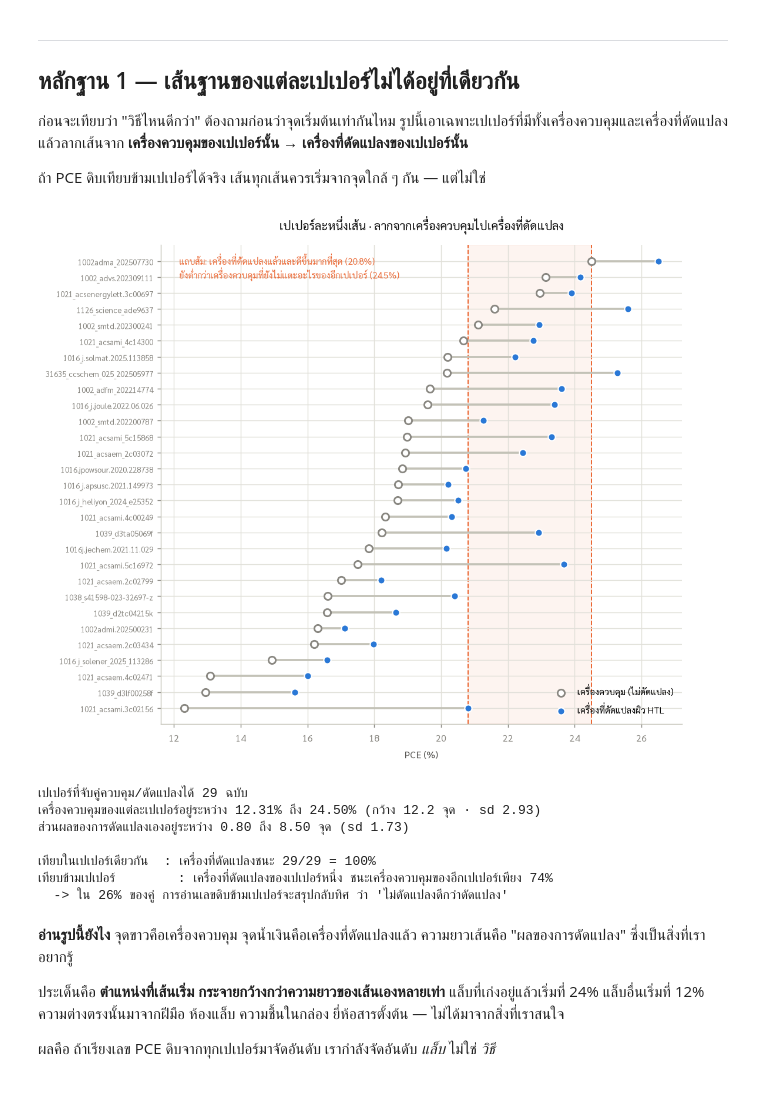
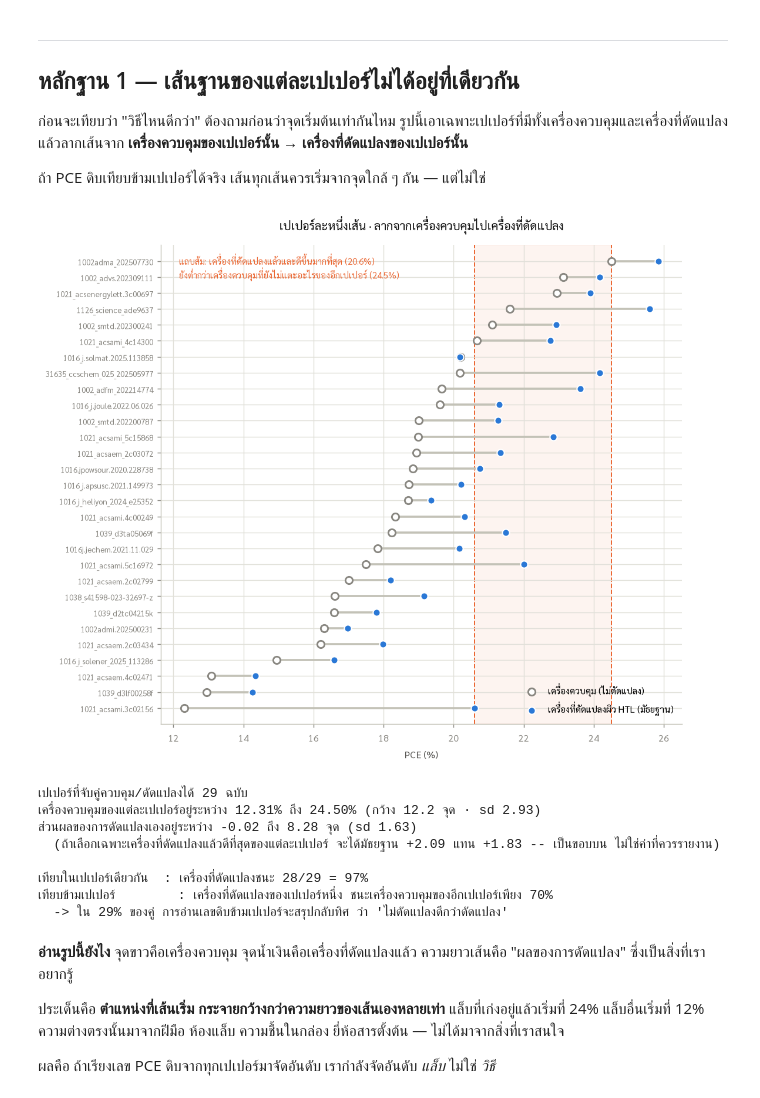
Before and after one commit to NiOx-based-Perovskite-Solar-Cell/Perovskite-Research, a Jupyter notebook: notebooks/deep_info/evidence_proof.ipynb, the cells around one changed output. Drawn from its saved outputs; the diff is of its cells as text; code cells hidden in the pictures.

```diff
--- a/notebooks/deep_info/evidence_proof.ipynb
+++ b/notebooks/deep_info/evidence_proof.ipynb
@@ -94,10 +94,14 @@ if len(dup_doi):
 g = P.groupby("paper")["is_mod"].agg(["sum", "count"])
 paired = g[(g["sum"] > 0) & (g["sum"] < g["count"])].index          # เปเปอร์ที่มีทั้งสองฝั่ง
 
-ctrl = P[P["paper"].isin(paired) & ~P["is_mod"]].groupby("paper")["pce"].mean()
-best = P[P["paper"].isin(paired) & P["is_mod"]].groupby("paper")["pce"].max()
-T = pd.DataFrame({"ctrl": ctrl, "mod": best}).dropna().sort_values("ctrl")
+# สรุปทั้งสองฝั่งด้วยมัธยฐาน -- ถ้าเอาค่าสูงสุดของฝั่งที่ดัดแปลงมาเทียบค่าเฉลี่ยของฝั่งควบคุม
+# จะเป็นการเลือกข้างเดียว เปเปอร์ที่ทำเครื่องดัดแปลงหลายตัวจะได้ Δ สูงกว่าโดยอัตโนมัติ
+ctrl = P[P["paper"].isin(paired) & ~P["is_mod"]].groupby("paper")["pce"].median()
+mod_all = P[P["paper"].isin(paired) & P["is_mod"]].groupby("paper")["pce"]
+T = pd.DataFrame({"ctrl": ctrl, "mod": mod_all.median(), "mod_best": mod_all.max()}).dropna()
+T = T.sort_values("ctrl")
 T["delta"] = T["mod"] - T["ctrl"]
+T["delta_best"] = T["mod_best"] - T["ctrl"]
 
 fig, ax = plt.subplots(figsize=(8.6, 7.4))
 ys = np.arange(len(T))
@@ -105,48 +109,51 @@ ax.hlines(ys, T["ctrl"], T["mod"], color=BASE, lw=2, zorder=1)
 ax.scatter(T["ctrl"], ys, s=46, color="white", edgecolor=MUTED, lw=1.6, zorder=3,
            label="เครื่องควบคุม (ไม่ดัดแปลง)")
 ax.scatter(T["mod"], ys, s=46, color=IN_PAPER, edgecolor="white", lw=1.2, zorder=3,
-           label="เครื่องที่ดัดแปลงผิว HTL")
+           label="เครื่องที่ดัดแปลงผิว HTL (มัธยฐาน)")
 ax.set_yticks(ys, [LBL[p] for p in T.index], fontsize=7.4)
 ax.set_ylim(-1, len(T))
 ax.set_xlabel("PCE (%)")
 ax.set_title("เปเปอร์ละหนึ่งเส้น · ลากจากเครื่องควบคุมไปเครื่องที่ดัดแปลง", pad=14)
 ax.legend(loc="lower right", fontsize=8.6)
 
 # เน้นข้อขัดแย้ง: เปเปอร์ที่ดีขึ้นมากที่สุด ยังจบต่ำกว่าเครื่องที่ยังไม่แตะของอีกเปเปอร์
 win = T["delta"].idxmax()
 hi = T["ctrl"].idxmax()
 ax.axvline(T.loc[win, "mod"], color=CROSS, lw=1.1, ls="--", zorder=0)
 ax.axvline(T.loc[hi, "ctrl"], color=CROSS, lw=1.1, ls="--", zorder=0)
 ax.axvspan(T.loc[win, "mod"], T.loc[hi, "ctrl"], color=CROSS, alpha=0.07, zorder=0)
 ax.annotate(f"แถบส้ม: เครื่องที่ดัดแปลงแล้วและดีขึ้นมากที่สุด ({T.loc[win, 'mod']:.1f}%)\n"
             f"ยังต่ำกว่าเครื่องควบคุมที่ยังไม่แตะอะไรของอีกเปเปอร์ ({T.loc[hi, 'ctrl']:.1f}%)",
             xy=(T["ctrl"].min() - 0.15, len(T) - 1.4),
             ha="left", va="center", fontsize=8.2, color=CROSS)
 plt.tight_layout(); plt.show()
 
 M, Cc = T["mod"].to_numpy()[:, None], T["ctrl"].to_numpy()[None, :]
 off = ~np.eye(len(T), dtype=bool)
 print(f"เปเปอร์ที่จับคู่ควบคุม/ดัดแปลงได้ {len(T)} ฉบับ")
 print(f"เครื่องควบคุมของแต่ละเปเปอร์อยู่ระหว่าง {T['ctrl'].min():.2f}% ถึง {T['ctrl'].max():.2f}% "
       f"(กว้าง {T['ctrl'].max() - T['ctrl'].min():.1f} จุด · sd {T['ctrl'].std():.2f})")
 print(f"ส่วนผลของการดัดแปลงเองอยู่ระหว่าง {T['delta'].min():.2f} ถึง {T['delta'].max():.2f} จุด "
       f"(sd {T['delta'].std():.2f})")
+print(f"  (ถ้าเลือกเฉพาะเครื่องที่ดัดแปลงแล้วดีที่สุดของแต่ละเปเปอร์ จะได้มัธยฐาน "
+      f"{T['delta_best'].median():+.2f} แทน {T['delta'].median():+.2f} -- เป็นขอบบน ไม่ใช่ค่าที่ควรรายงาน)")
 print()
 print(f"เทียบในเปเปอร์เดียวกัน  : เครื่องที่ดัดแปลงชนะ {int((T['delta'] > 0).sum())}/{len(T)} "
       f"= {100 * (T['delta'] > 0).mean():.0f}%")
 print(f"เทียบข้ามเปเปอร์        : เครื่องที่ดัดแปลงของเปเปอร์หนึ่ง ชนะเครื่องควบคุมของอีกเปเปอร์เพียง "
       f"{100 * (M > Cc)[off].mean():.0f}%")
 print(f"  -> ใน {100 * (M < Cc)[off].mean():.0f}% ของคู่ การอ่านเลขดิบข้ามเปเปอร์จะสรุปกลับทิศ "
       f"ว่า 'ไม่ดัดแปลงดีกว่าดัดแปลง'")
 # %% [output]
-[figure, old version]
+[figure, new version]
 เปเปอร์ที่จับคู่ควบคุม/ดัดแปลงได้ 29 ฉบับ
 เครื่องควบคุมของแต่ละเปเปอร์อยู่ระหว่าง 12.31% ถึง 24.50% (กว้าง 12.2 จุด · sd 2.93)
-ส่วนผลของการดัดแปลงเองอยู่ระหว่าง 0.80 ถึง 8.50 จุด (sd 1.73)
+ส่วนผลของการดัดแปลงเองอยู่ระหว่าง -0.02 ถึง 8.28 จุด (sd 1.63)
+  (ถ้าเลือกเฉพาะเครื่องที่ดัดแปลงแล้วดีที่สุดของแต่ละเปเปอร์ จะได้มัธยฐาน +2.09 แทน +1.83 -- เป็นขอบบน ไม่ใช่ค่าที่ควรรายงาน)
 
-เทียบในเปเปอร์เดียวกัน  : เครื่องที่ดัดแปลงชนะ 29/29 = 100%
-เทียบข้ามเปเปอร์        : เครื่องที่ดัดแปลงของเปเปอร์หนึ่ง ชนะเครื่องควบคุมของอีกเปเปอร์เพียง 74%
-  -> ใน 26% ของคู่ การอ่านเลขดิบข้ามเปเปอร์จะสรุปกลับทิศ ว่า 'ไม่ดัดแปลงดีกว่าดัดแปลง'
+เทียบในเปเปอร์เดียวกัน  : เครื่องที่ดัดแปลงชนะ 28/29 = 97%
+เทียบข้ามเปเปอร์        : เครื่องที่ดัดแปลงของเปเปอร์หนึ่ง ชนะเครื่องควบคุมของอีกเปเปอร์เพียง 70%
+  -> ใน 29% ของคู่ การอ่านเลขดิบข้ามเปเปอร์จะสรุปกลับทิศ ว่า 'ไม่ดัดแปลงดีกว่าดัดแปลง'
 # %% [markdown]
 **อ่านรูปนี้ยังไง** จุดขาวคือเครื่องควบคุม จุดน้ำเงินคือเครื่องที่ดัดแปลงแล้ว
 ความยาวเส้นคือ "ผลของการดัดแปลง" ซึ่งเป็นสิ่งที่เราอยากรู้
```
Also changed, not shown: parts of 3 cells of this notebook, 12 other files.
